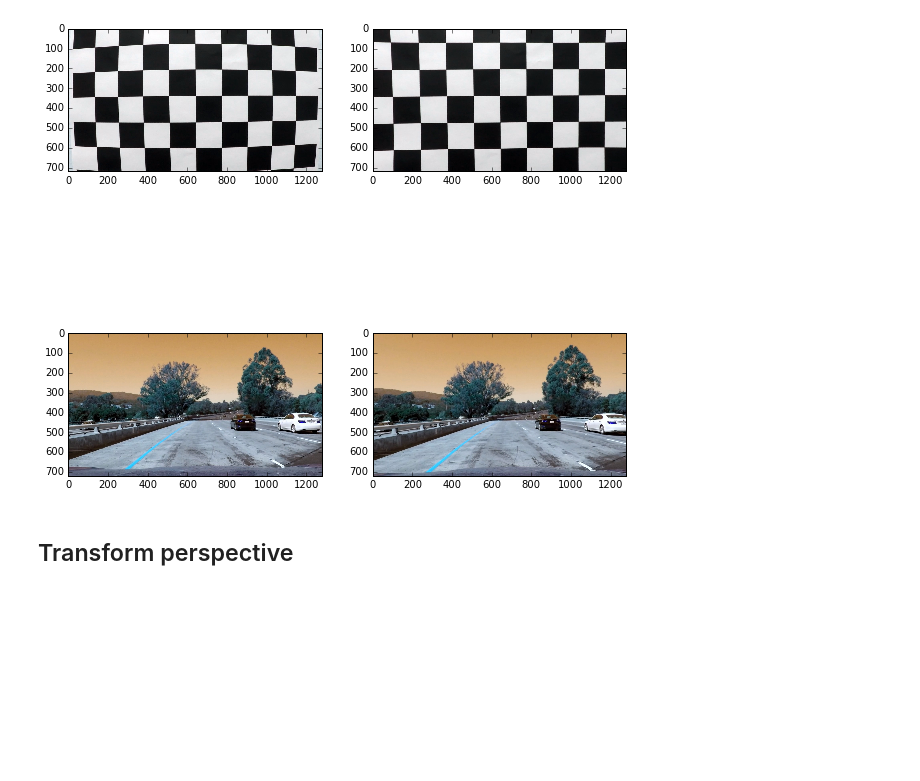
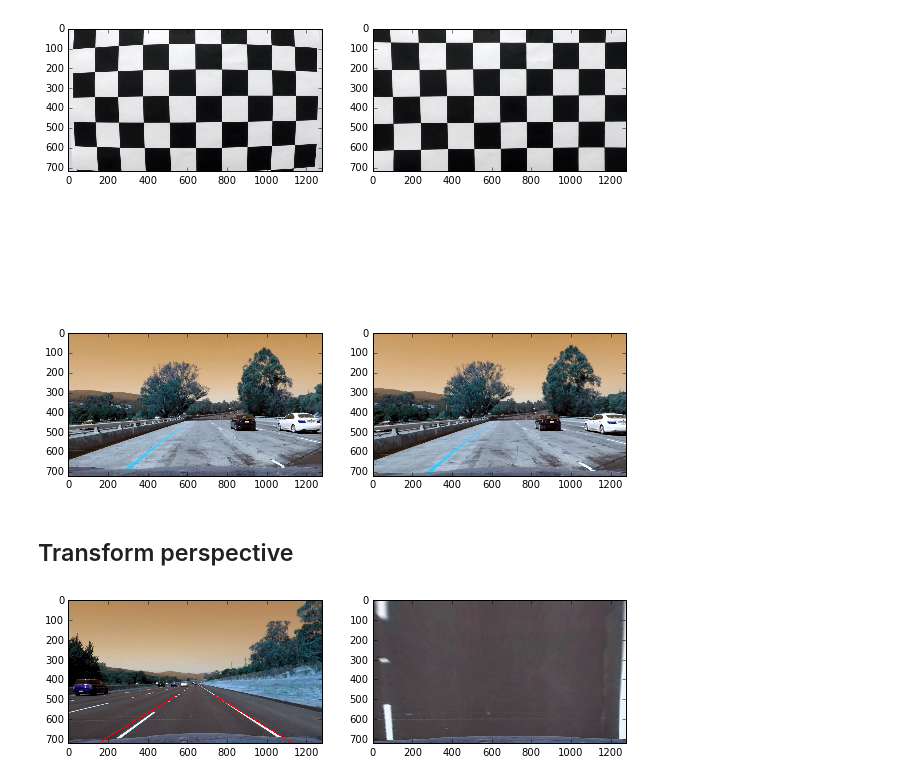
Before and after one commit to AlexanderKim/CarND-Advanced-Lane-Lines, a Jupyter notebook: Advanced Lane Finding.ipynb, the cells around one changed output. Saved outputs shown, nothing was run; the diff lists cells and outputs as text; code cells hidden in the pictures; blank space fills up the shorter version.

Commit message:
acheived straight lines perspective transform

```diff
--- a/Advanced Lane Finding.ipynb
+++ b/Advanced Lane Finding.ipynb
@@ -103,0 +111,47 @@ def refion_of_interest(img, width, height):
+# %%
+def dst_coords(shape):
+    width, height = shape[1], shape[0]
+    offset = 0
+
+    return np.float32([
+        [offset, 0], [width - offset, 0],
+        [width - offset, height], [offset, height]
+    ])
+# %%
+def draw_lines(img, coords):
+    lines = zip(
+        coords,
+        np.insert(coords[:-1], 0, coords[-1], axis=0)
+    )
+
+    for x, y in lines:
+        x = tuple(x)
+        y = tuple(y)
+        cv2.line(img, x, y, [255, 0, 0], 3)
+
+    return img
+# %%
+calibration_parameters = pickle.load( open('./calibration.p', 'rb' ) )
+mtx = calibration_parameters['mtx']
+dist = calibration_parameters['dist']
+
+lanes_image = cv2.imread('./test_images/straight_lines2.jpg')
+undistorted = cv2.undistort(lanes_image, mtx, dist, None, mtx)
+gray = cv2.cvtColor(undistorted, cv2.COLOR_BGR2GRAY)
+
+src = region_of_interest_coords(undistorted.shape)
+dst = dst_coords(undistorted.shape)
+M = cv2.getPerspectiveTransform(src, dst)
+Minv = cv2.getPerspectiveTransform(dst, src)
+warped = cv2.warpPerspective(
+    undistorted, M,
+    (undistorted.shape[1], undistorted.shape[0])
+)
+
+undistorted_lines = draw_lines(undistorted, src)
+
+fig, axes = plt.subplots(1, 2, figsize=(10, 10))
+for ax, img in zip(axes.flat, [undistorted_lines, warped]):
+    ax.imshow(img)
+# %% [output]
+[figure, added]
```
Also changed, not shown: parts of 1 cell of this notebook.
